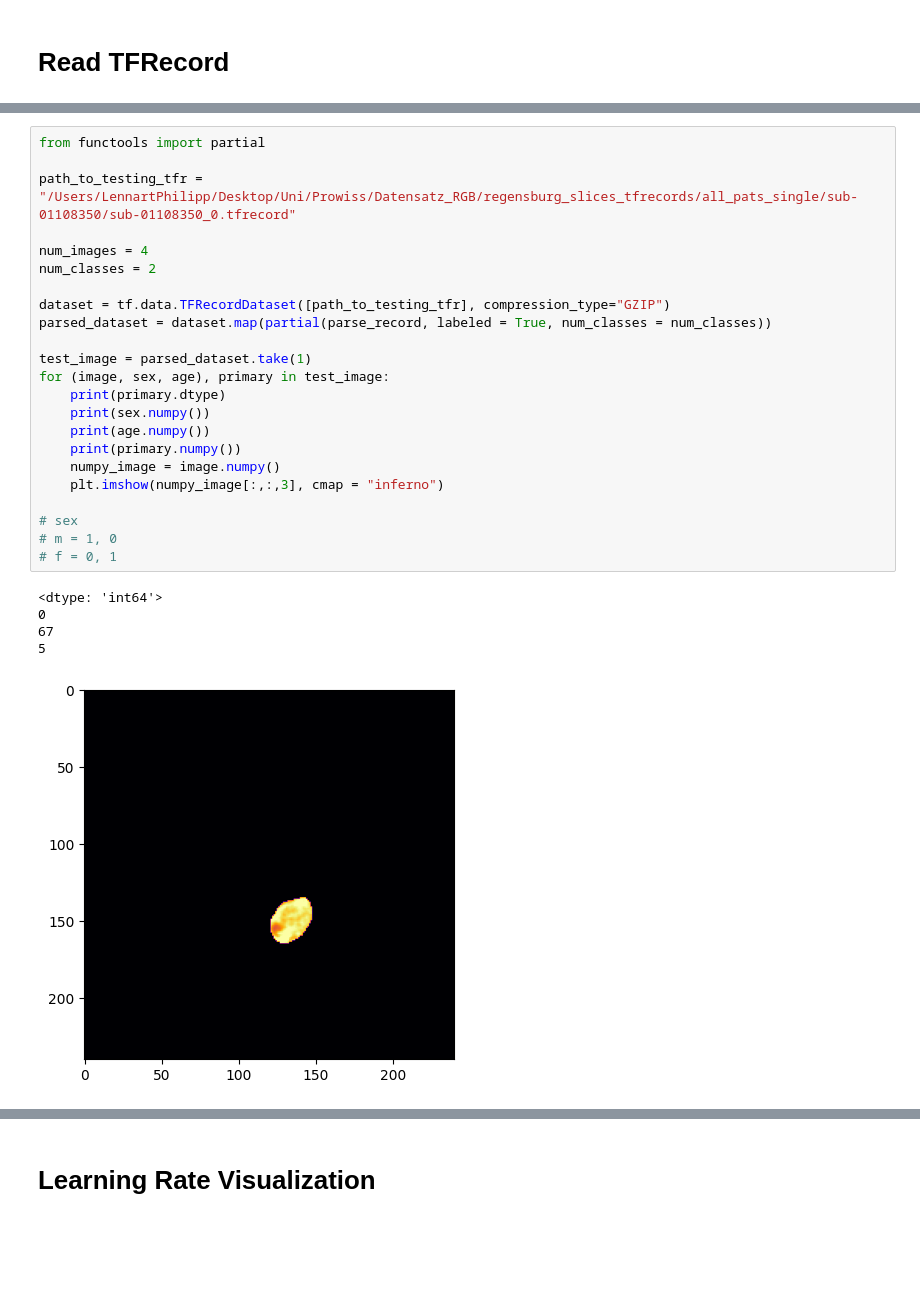
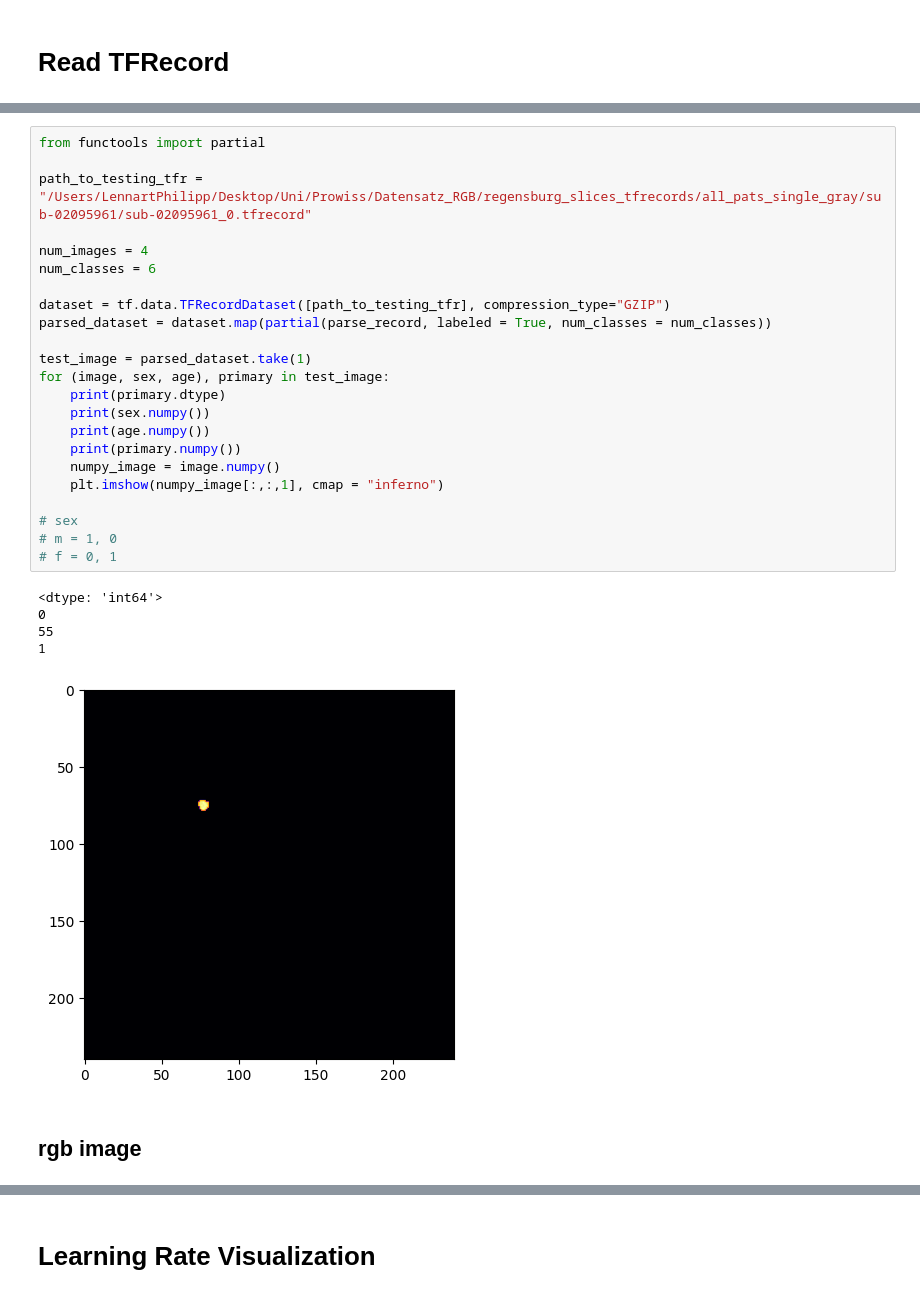
Before and after one commit to LennartPhil/Brain_Mets_Classification, a Jupyter notebook: notebooks/testing/tfr_testing_station.ipynb, the cells around one changed output, grey strips where cells are left out. Cells and saved outputs as stored; diff of their text form; blank space fills up the shorter version.

```diff
--- a/notebooks/testing/tfr_testing_station.ipynb
+++ b/notebooks/testing/tfr_testing_station.ipynb
@@ -533,29 +534,31 @@ def parse_record(record, labeled = False, num_classes = 2):
 # %%
 from functools import partial
 
-path_to_testing_tfr = "/Users/LennartPhilipp/Desktop/Uni/Prowiss/Datensatz_RGB/regensburg_slices_tfrecords/all_pats_single/sub-01108350/sub-01108350_0.tfrecord"
+path_to_testing_tfr = "/Users/LennartPhilipp/Desktop/Uni/Prowiss/Datensatz_RGB/regensburg_slices_tfrecords/all_pats_single_gray/sub-02095961/sub-02095961_0.tfrecord"
 
 num_images = 4
-num_classes = 2
+num_classes = 6
 
 dataset = tf.data.TFRecordDataset([path_to_testing_tfr], compression_type="GZIP")
 parsed_dataset = dataset.map(partial(parse_record, labeled = True, num_classes = num_classes))
 
 test_image = parsed_dataset.take(1)
 for (image, sex, age), primary in test_image:
     print(primary.dtype)
     print(sex.numpy())
     print(age.numpy())
     print(primary.numpy())
     numpy_image = image.numpy()
-    plt.imshow(numpy_image[:,:,3], cmap = "inferno")
+    plt.imshow(numpy_image[:,:,1], cmap = "inferno")
 
 # sex
 # m = 1, 0
 # f = 0, 1
 # %% [output]
 <dtype: 'int64'>
 0
-67
-5
+55
+1
-[figure, old version]
+[figure, new version]
+# %% [markdown]
+## rgb image
```
Also changed, not shown: parts of 6 cells of this notebook.
